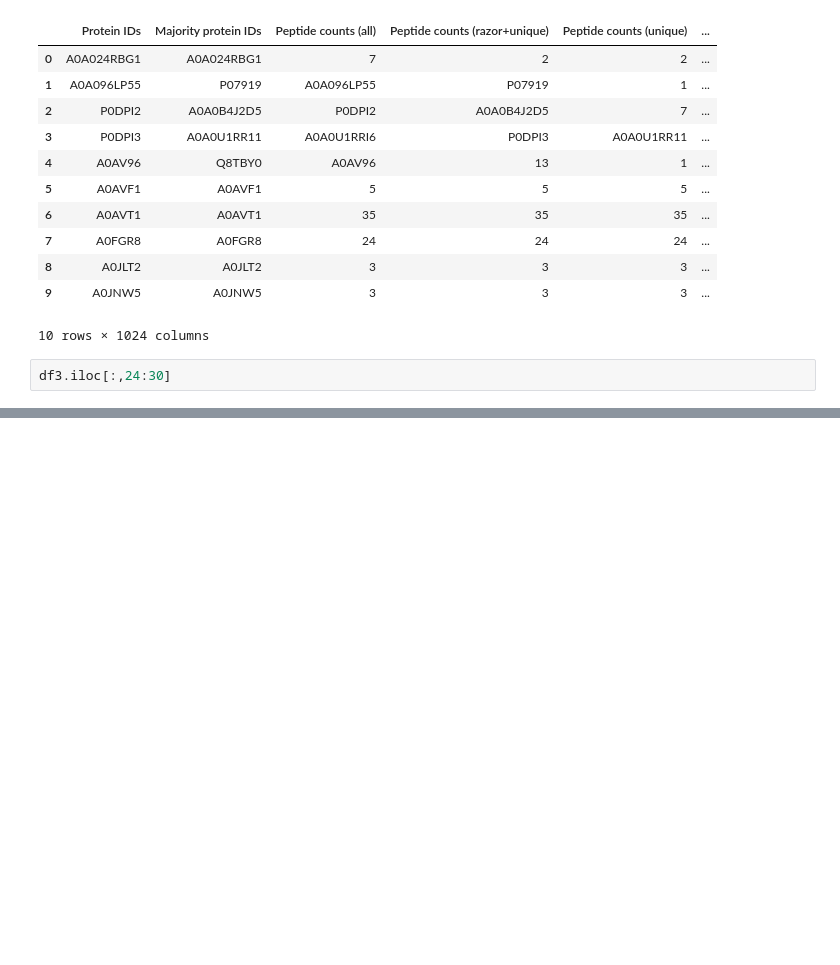
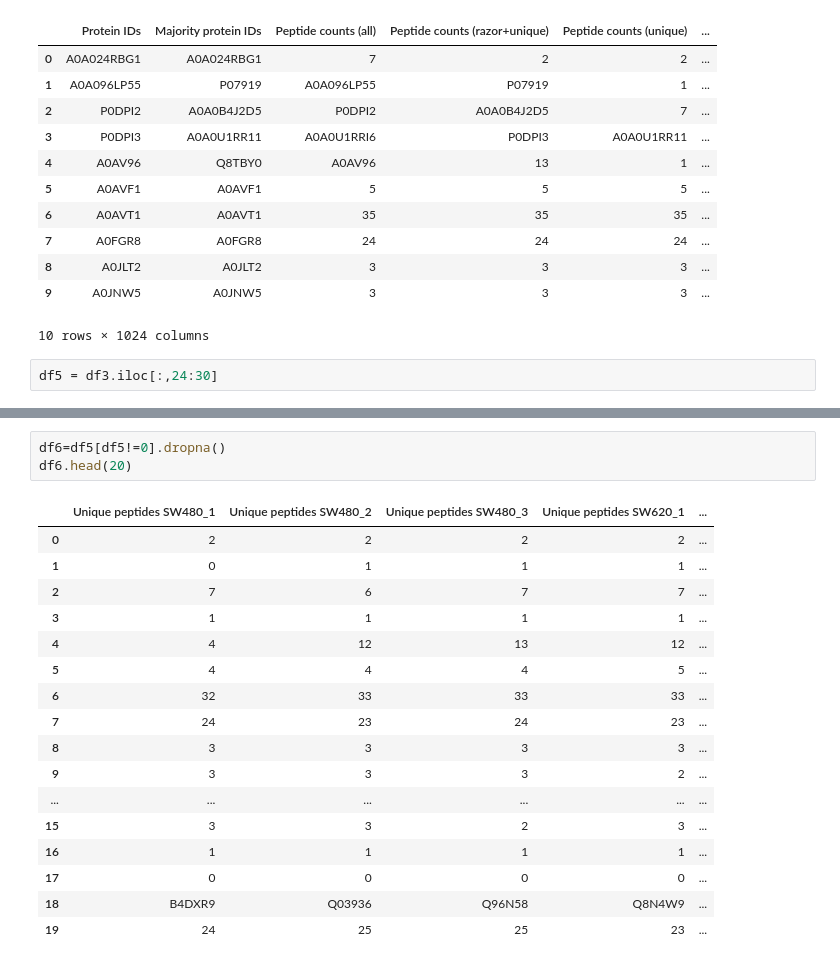
Before and after one commit to imoisharma/Proteomics, a Jupyter notebook: data9.ipynb, the cells around one changed output, grey strips where cells are left out. Drawn from its saved outputs; the diff is of its cells as text; blank space fills up the shorter version.

Commit message:
unique replicates

```diff
--- a/data9.ipynb
+++ b/data9.ipynb
@@ -66,4 +66,4 @@ df3.head(10)
 | 9 | A0JNW5 | A0JNW5 | 3 | 3 | 3 | ... |
 10 rows × 1024 columns
 # %%
-df3.iloc[:,24:30]
+df5 = df3.iloc[:,24:30]
@@ -83,0 +86,21 @@ df3.iloc[:,24:30]
+# %%
+df6=df5[df5!=0].dropna()
+df6.head(20)
+# %% [output]
+|  | Unique peptides SW480_1 | Unique peptides SW480_2 | Unique peptides SW480_3 | Unique peptides SW620_1 | ... |
+| 0 | 2 | 2 | 2 | 2 | ... |
+| 1 | 0 | 1 | 1 | 1 | ... |
+| 2 | 7 | 6 | 7 | 7 | ... |
+| 3 | 1 | 1 | 1 | 1 | ... |
+| 4 | 4 | 12 | 13 | 12 | ... |
+| 5 | 4 | 4 | 4 | 5 | ... |
+| 6 | 32 | 33 | 33 | 33 | ... |
+| 7 | 24 | 23 | 24 | 23 | ... |
+| 8 | 3 | 3 | 3 | 3 | ... |
+| 9 | 3 | 3 | 3 | 2 | ... |
+| ... | ... | ... | ... | ... | ... |
+| 15 | 3 | 3 | 2 | 3 | ... |
+| 16 | 1 | 1 | 1 | 1 | ... |
+| 17 | 0 | 0 | 0 | 0 | ... |
+| 18 | B4DXR9 | Q03936 | Q96N58 | Q8N4W9 | ... |
+| 19 | 24 | 25 | 25 | 23 | ... |
```
Also changed, not shown: parts of 8 cells of this notebook.
